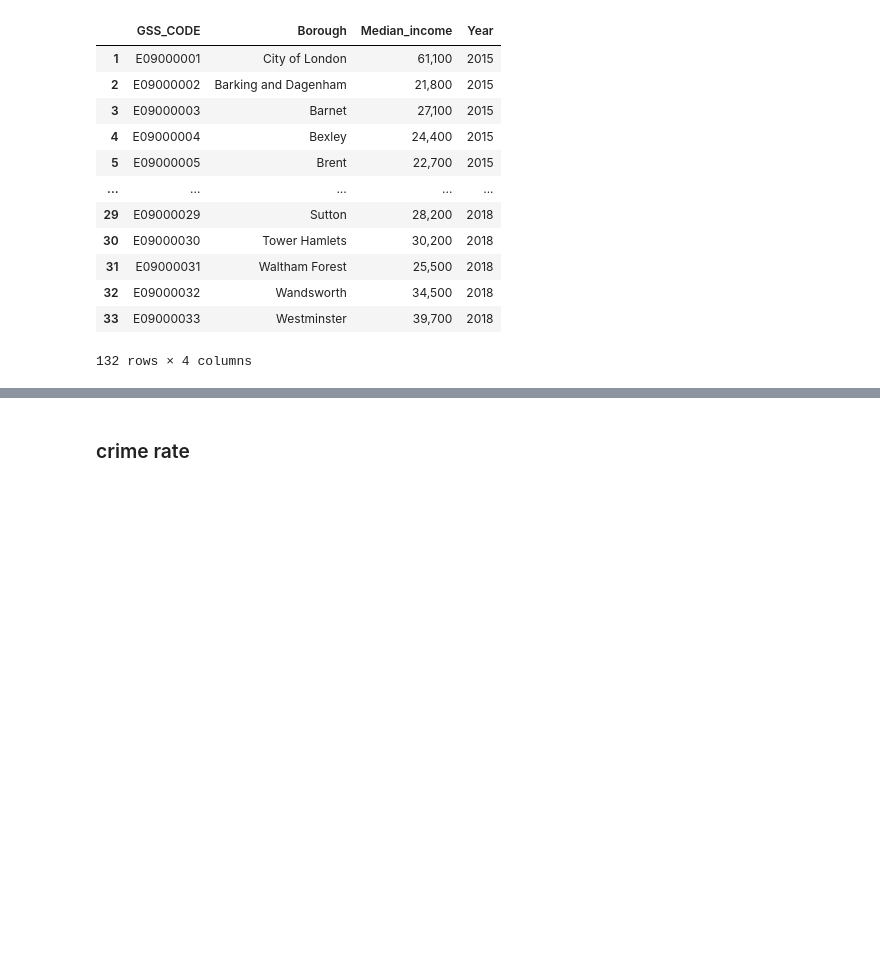
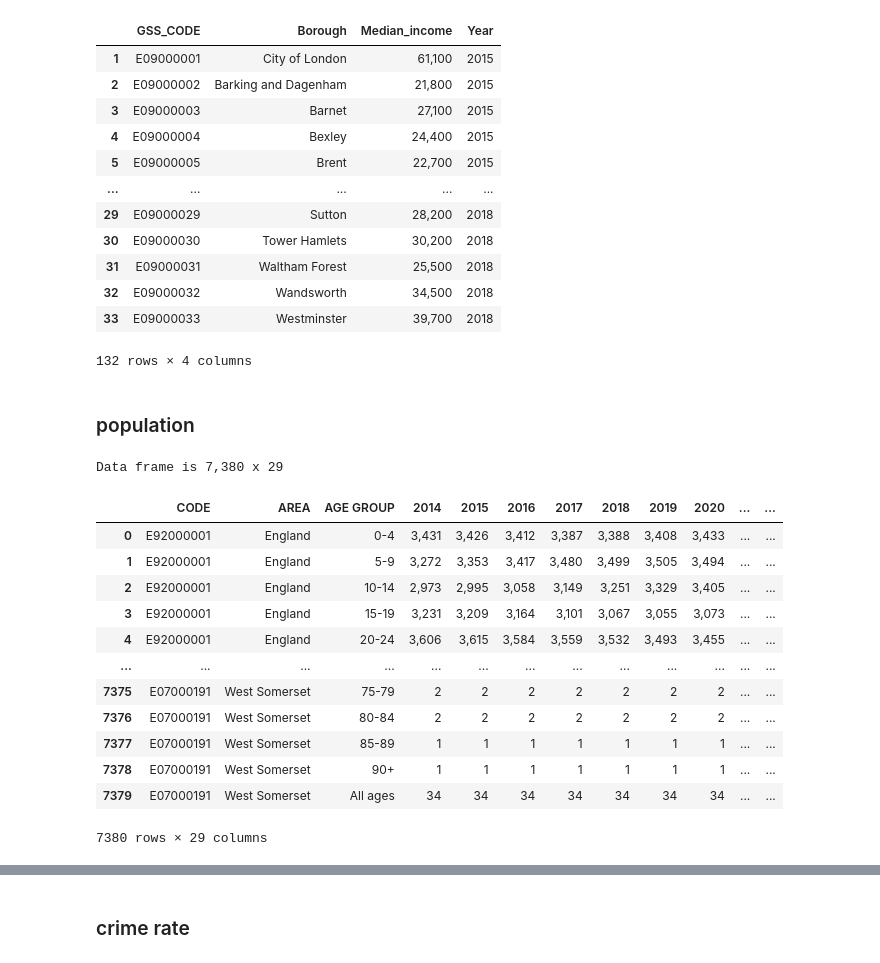
Before and after one commit to Jiawei997/i2p, a Jupyter notebook: Airbnb-listing.ipynb, the cells around one changed output, grey strips where cells are left out. Cells and saved outputs as stored; diff of their text form; code cells hidden in the pictures; blank space fills up the shorter version.

```diff
--- a/Airbnb-listing.ipynb
+++ b/Airbnb-listing.ipynb
@@ -373,3 +373,29 @@ Income
 | 32 | E09000032 | Wandsworth | 34,500 | 2018 |
 | 33 | E09000033 | Westminster | 39,700 | 2018 |
 132 rows × 4 columns
+# %% [markdown]
+### population
+# %%
+path = os.path.join('i2p_data','demographic')
+fn='population15-19.csv'
+# %%
+df_pop = pd.read_csv(os.path.join(path,fn), low_memory=False,header=[6])
+print(f"Data frame is {df_pop.shape[0]:,} x {df_pop.shape[1]}")
+# %% [output]
+Data frame is 7,380 x 29
+# %%
+df_pop
+# %% [output]
+|  | CODE | AREA | AGE GROUP | 2014 | 2015 | 2016 | 2017 | 2018 | 2019 | 2020 | ... | ... |
+| 0 | E92000001 | England | 0-4 | 3,431 | 3,426 | 3,412 | 3,387 | 3,388 | 3,408 | 3,433 | ... | ... |
+| 1 | E92000001 | England | 5-9 | 3,272 | 3,353 | 3,417 | 3,480 | 3,499 | 3,505 | 3,494 | ... | ... |
+| 2 | E92000001 | England | 10-14 | 2,973 | 2,995 | 3,058 | 3,149 | 3,251 | 3,329 | 3,405 | ... | ... |
+| 3 | E92000001 | England | 15-19 | 3,231 | 3,209 | 3,164 | 3,101 | 3,067 | 3,055 | 3,073 | ... | ... |
+| 4 | E92000001 | England | 20-24 | 3,606 | 3,615 | 3,584 | 3,559 | 3,532 | 3,493 | 3,455 | ... | ... |
+| ... | ... | ... | ... | ... | ... | ... | ... | ... | ... | ... | ... | ... |
+| 7375 | E07000191 | West Somerset | 75-79 | 2 | 2 | 2 | 2 | 2 | 2 | 2 | ... | ... |
+| 7376 | E07000191 | West Somerset | 80-84 | 2 | 2 | 2 | 2 | 2 | 2 | 2 | ... | ... |
+| 7377 | E07000191 | West Somerset | 85-89 | 1 | 1 | 1 | 1 | 1 | 1 | 1 | ... | ... |
+| 7378 | E07000191 | West Somerset | 90+ | 1 | 1 | 1 | 1 | 1 | 1 | 1 | ... | ... |
+| 7379 | E07000191 | West Somerset | All ages | 34 | 34 | 34 | 34 | 34 | 34 | 34 | ... | ... |
+7380 rows × 29 columns
```
Also changed, not shown: parts of 25 cells of this notebook.
